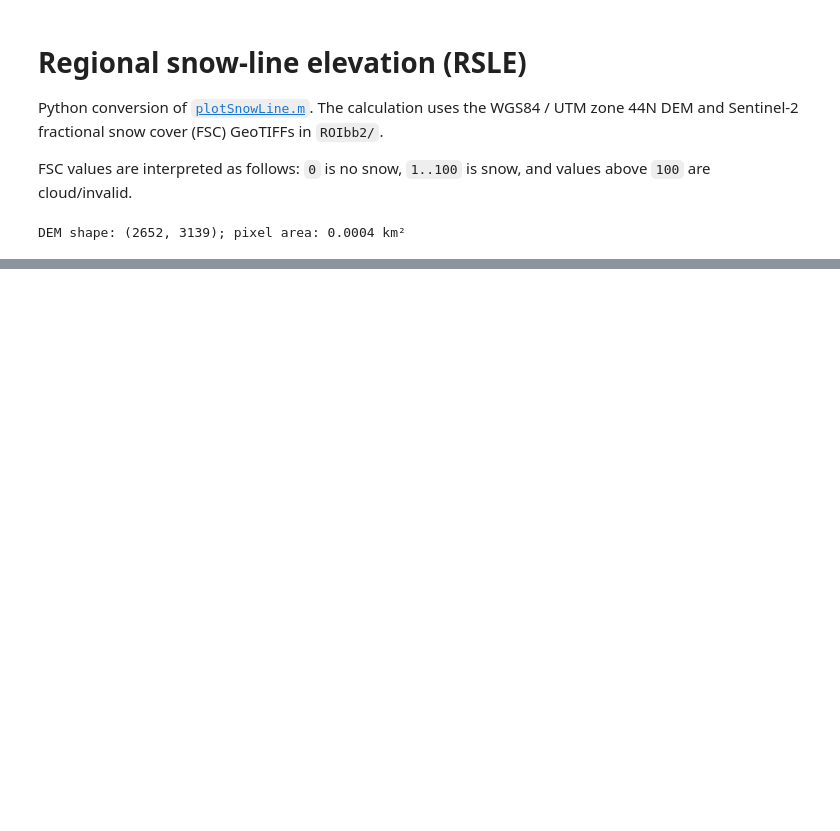
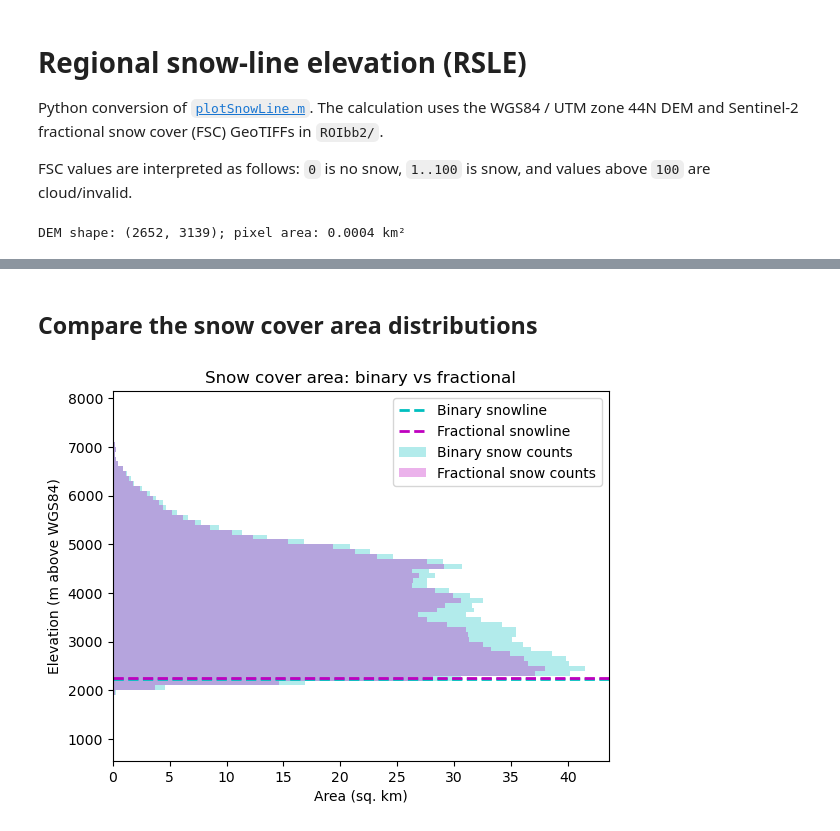
Before and after one commit to sgascoin/snowChamoli, a Jupyter notebook: plotSnowLine.ipynb, the cells around one changed output, grey strips where cells are left out. Drawn from its saved outputs; the diff is of its cells as text; code cells hidden in the pictures; blank space fills up the shorter version.

```diff
--- a/plotSnowLine.ipynb
+++ b/plotSnowLine.ipynb
@@ -110,0 +123,17 @@ plt.show()
+# %% [markdown]
+## Compare the snow cover area distributions
+# %%
+fig, ax = plt.subplots()
+height = np.diff(result_binary["edges"])
+ax.barh(result_binary["centers"], result_binary["snow_counts"] * pixel_area_km2, height=height, color="c", label="Binary snow counts", alpha=0.3)
+ax.barh(result_fractional["centers"], result_fractional["snow_counts"] * pixel_area_km2, height=height, color="m", label="Fractional snow counts", alpha=0.3)
+ax.set(xlabel="Area (sq. km)", ylabel="Elevation (m above WGS84)")
+ax.set_title(f"Snow cover area: binary vs fractional")
+ax.legend()
+# add a vertical line at the snowline for each version
+ax.axhline(result_binary["snowline"], color="c", linestyle="--", linewidth=2, label="Binary snowline")
+ax.axhline(result_fractional["snowline"], color="m", linestyle="--", linewidth=2, label="Fractional snowline")
+ax.legend()
+plt.show()
+# %% [output]
+[figure, added]
```
Also changed, not shown: parts of 7 cells of this notebook.
